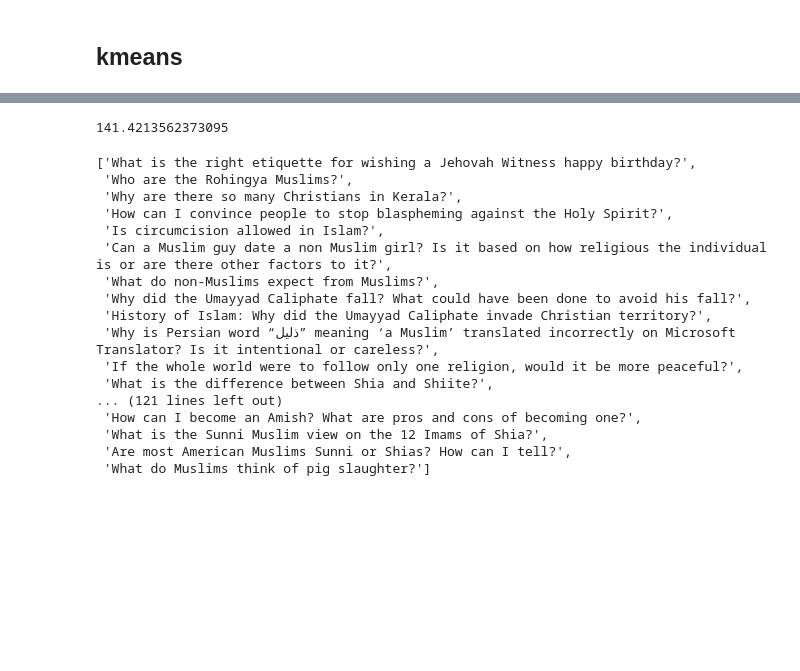
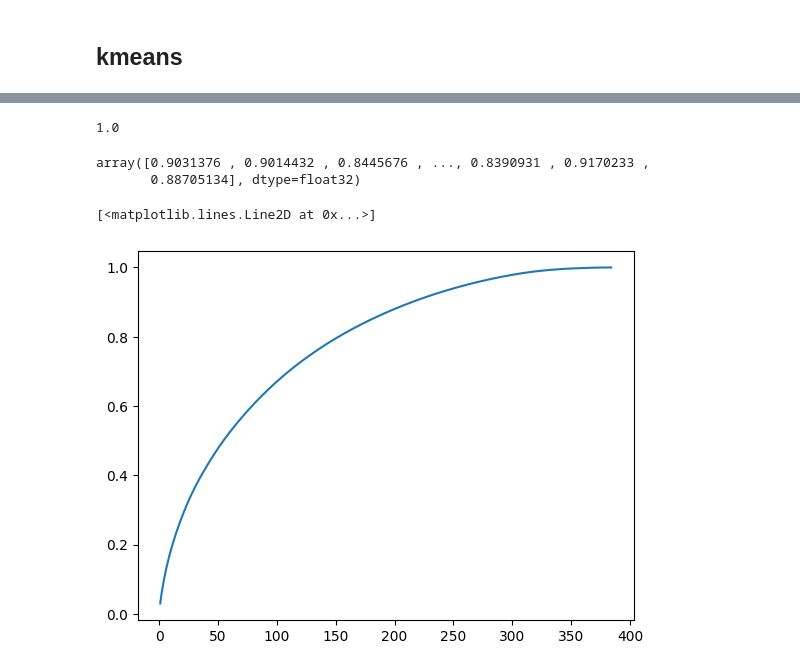
Before and after one commit to ta269uec/semantic-search, a Jupyter notebook: topic_modelling.ipynb, the cells around one changed output, grey strips where cells are left out. Drawn from its saved outputs; the diff is of its cells as text; code cells hidden in the pictures; blank space fills up the shorter version.

```diff
--- a/topic_modelling.ipynb
+++ b/topic_modelling.ipynb
@@ -65,0 +85,2 @@ for q in slice_quora_dataset['questions']:
+# %%
+questions, labels = get_quora_questions_slice(slice_n=10000)
@@ -71,0 +94,6 @@ num_clusters = int(sqrt(len(questions)))
+# %%
+embed_questions_cpu = embed_questions.detach().cpu().numpy()
+# %%
+from sklearn.decomposition import PCA
+pca = PCA()
+pca.fit(embed_questions_cpu)
@@ -71,0 +106,4 @@ num_clusters = int(sqrt(len(questions)))
+# %%
+cdf = [pca.explained_variance_ratio_[0]]
+for i in range(1,len(pca.explained_variance_ratio_)):
+  cdf.append(cdf[-1] + pca.explained_variance_ratio_[i])
@@ -72 +122,20 @@ num_clusters = int(sqrt(len(questions)))
+# %%
+X[0]
+# %% [output]
+1.0
+# %%
+np.linalg.norm(X, axis=1)
+# %% [output]
+array([0.9031376 , 0.9014432 , 0.8445676 , ..., 0.8390931 , 0.9170233 ,
+       0.88705134], dtype=float32)
+# %%
+import numpy as np
+import matplotlib.pyplot as plt
+
+x,y = [x for x in range(1, len(cdf)+1)], cdf
+fig, ax = plt.subplots()
+ax.plot(x, y)
+# %% [output]
+[<matplotlib.lines.Line2D at 0x...>]
+[figure, added]
 # %%
@@ -76,24 +145,2 @@ clustered_sentences, clustered_embeddings = cluster_k_means(corpus=questions,\
-# %%
-sqrt(len(questions))
-# %% [output]
-141.4213562373095
 # %%
-clustered_sentences[0]
+cluster_sizes = [len(cluster) for cluster in clustered_sentences]
-# %% [output]
-['What is the right etiquette for wishing a Jehovah Witness happy birthday?',
- 'Who are the Rohingya Muslims?',
- 'Why are there so many Christians in Kerala?',
- 'How can I convince people to stop blaspheming against the Holy Spirit?',
- 'Is circumcision allowed in Islam?',
- 'Can a Muslim guy date a non Muslim girl? Is it based on how religious the individual is or are there other factors to it?',
- 'What do non-Muslims expect from Muslims?',
- 'Why did the Umayyad Caliphate fall? What could have been done to avoid his fall?',
- 'History of Islam: Why did the Umayyad Caliphate invade Christian territory?',
- 'Why is Persian word “ذليل” meaning ‘a Muslim’ translated incorrectly on Microsoft Translator? Is it intentional or careless?',
- 'If the whole world were to follow only one religion, would it be more peaceful?',
- 'What is the difference between Shia and Shiite?',
-... (121 lines left out)
- 'How can I become an Amish? What are pros and cons of becoming one?',
- 'What is the Sunni Muslim view on the 12 Imams of Shia?',
- 'Are most American Muslims Sunni or Shias? How can I tell?',
- 'What do Muslims think of pig slaughter?']
```
Also changed, not shown: parts of 20 cells of this notebook.
